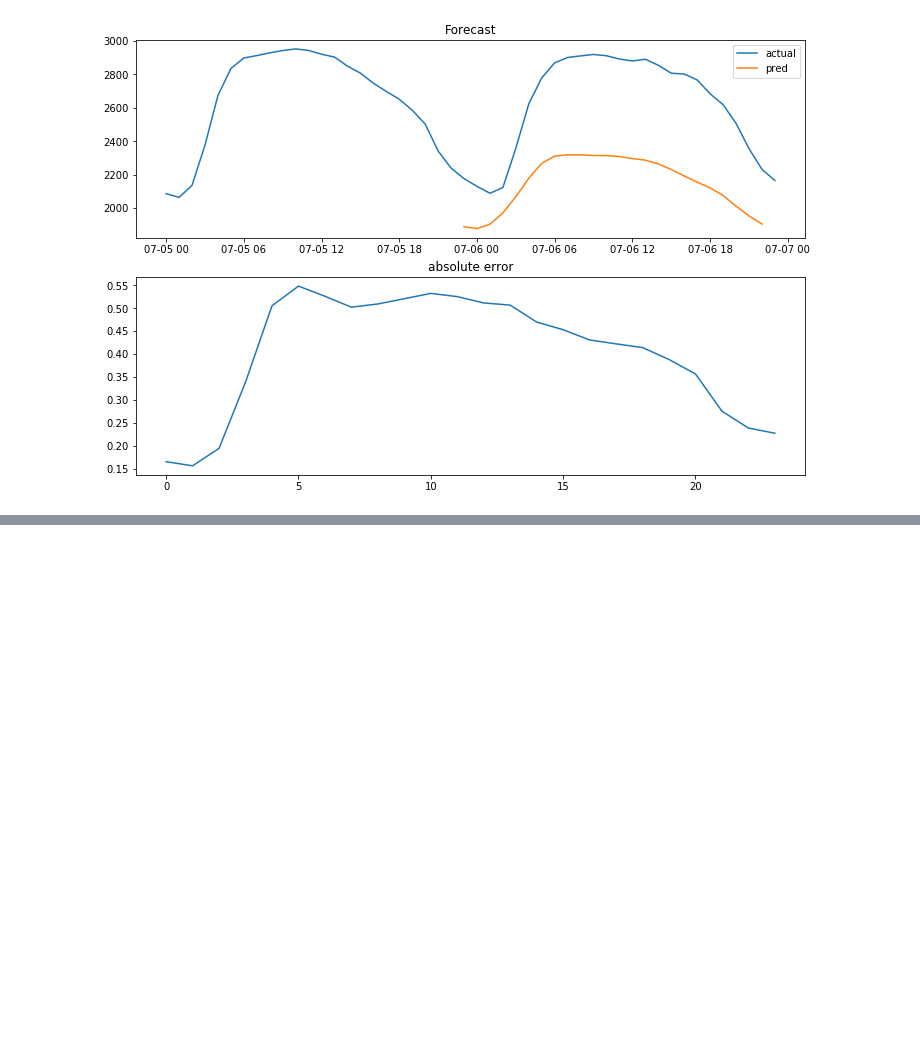
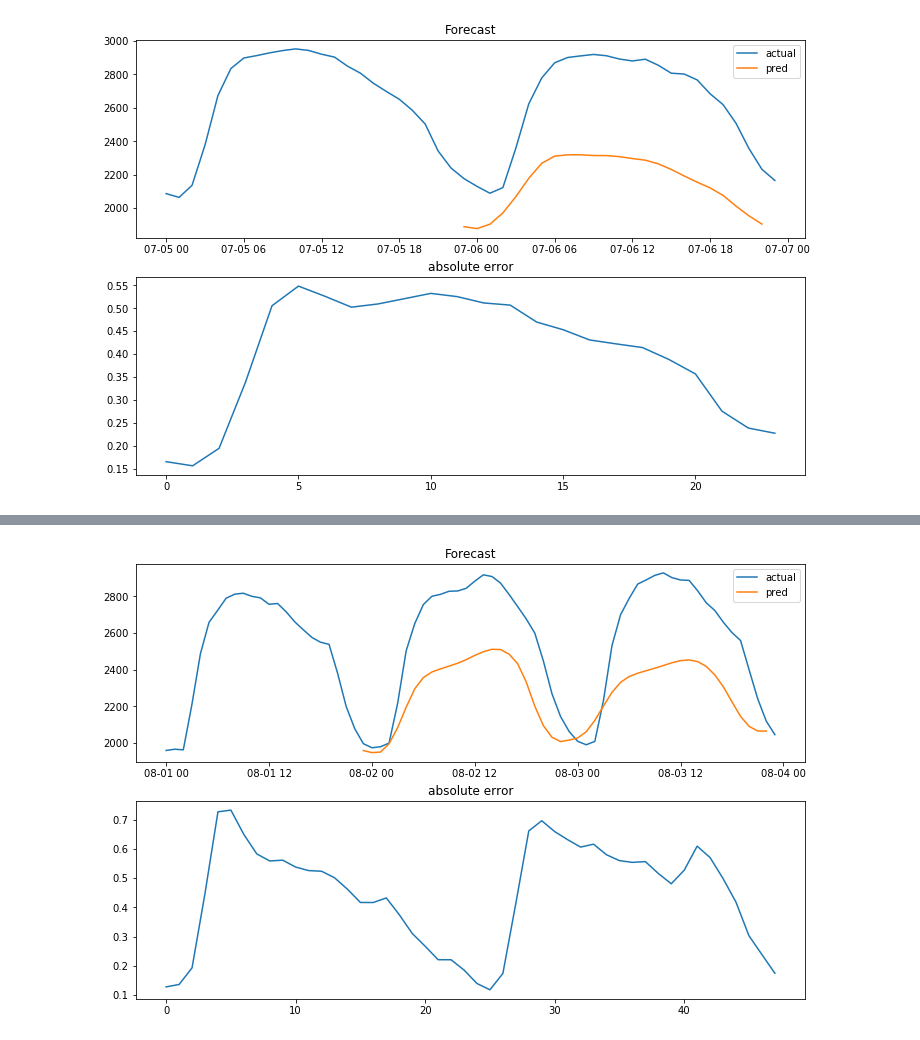
Before and after one commit to Anderzz/it3030, a Jupyter notebook: assignment2/lstm_demo.ipynb, the cells around one changed output, grey strips where cells are left out. Saved outputs shown, nothing was run; the diff lists cells and outputs as text; code cells hidden in the pictures; blank space fills up the shorter version.

```diff
--- a/assignment2/lstm_demo.ipynb
+++ b/assignment2/lstm_demo.ipynb
@@ -343,0 +355,4 @@ res = plot_forecast(test_loader, df_test, mean, std, 15, 24, 24)
+# %%
+res = plot_forecast(test_loader, df_test, mean, std, 42, 24, 48)
+# %% [output]
+[figure, added]
```
Also changed, not shown: parts of 5 cells of this notebook, 7 other files.
